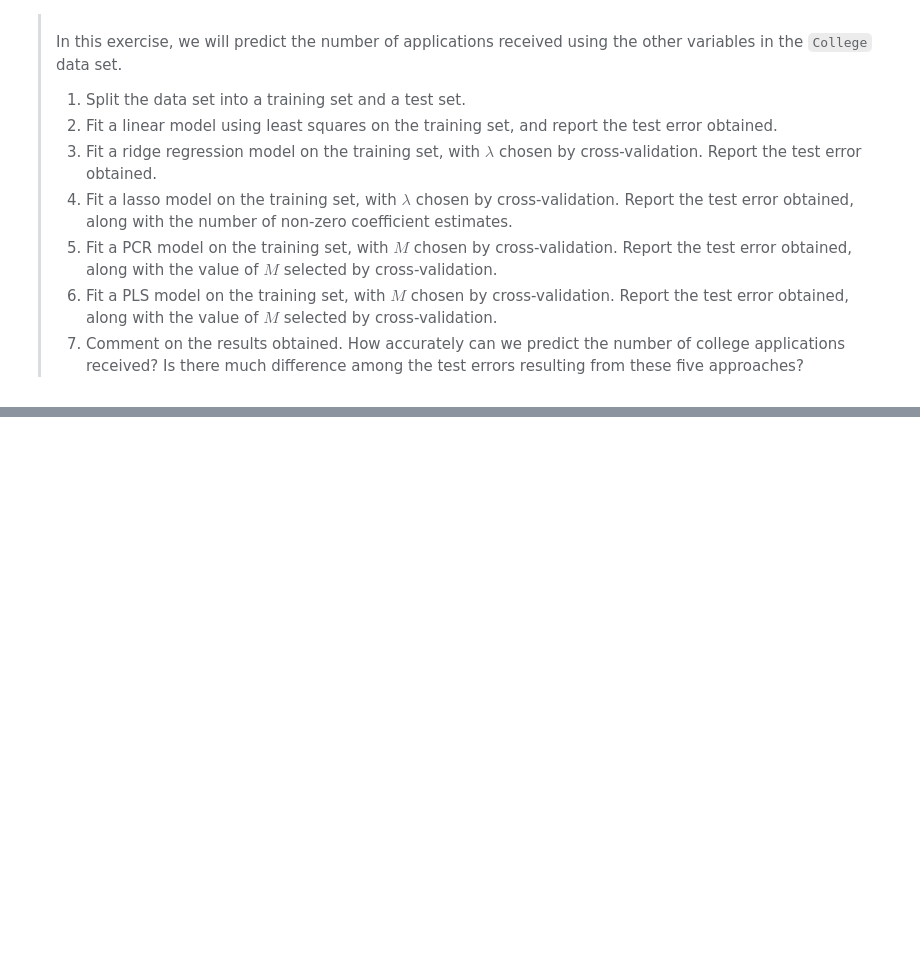
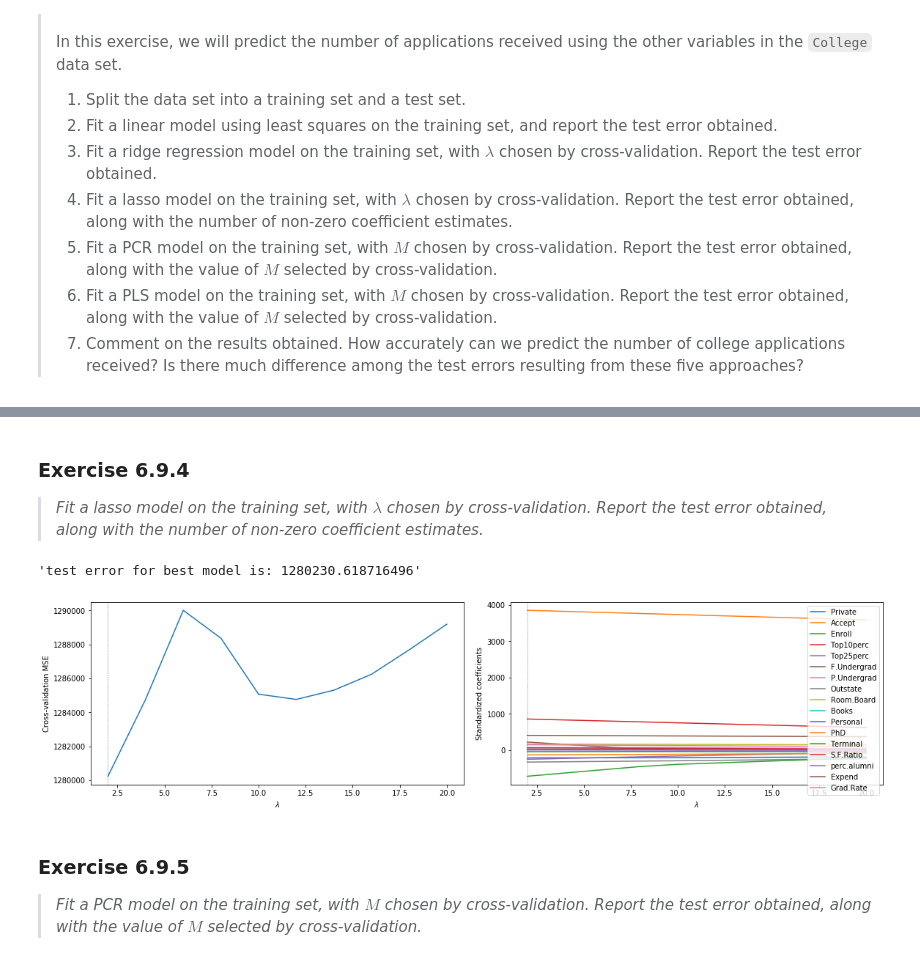
Before and after one commit to HerrBroekman/Python-solutions-for-An-Introduction-to-Statistical-Learning, a Jupyter notebook: Chapter6/Exercise09/6_9.ipynb, the cells around one changed output, grey strips where cells are left out. Saved outputs shown, nothing was run; the diff lists cells and outputs as text; code cells hidden in the pictures; blank space fills up the shorter version.

Commit message:
Finished up to subquestion 6.9.4 of Chapter6/Exercise09/6_9.ipynb.

```diff
--- a/Chapter6/Exercise09/6_9.ipynb
+++ b/Chapter6/Exercise09/6_9.ipynb
@@ -14,0 +135,69 @@
+# %% [markdown]
+<h3>Exercise 6.9.4</h3>
+<blockquote>
+    <i>Fit a lasso model on the training set, with $\lambda$ chosen by cross-validation. Report the test error obtained, along with the number of non-zero coefficient estimates.</i>
+</blockquote>
+# %%
+stop = 5
+num = 10
+start = stop / num
+lambda_arr = np.linspace(start=start, stop=stop, num=num)
+mse_arr = np.empty(shape=lambda_arr.shape)
+coef_arr = np.zeros(shape=(lambda_arr.shape[0], p))
+for index, lambda_ in enumerate(lambda_arr):
+    MSE = 0
+    for train_index, test_index in loocv.split(df_X):
+        df_X_train, df_X_test = df_X.iloc[train_index], df_X.iloc[test_index]
+        df_Y_train, df_Y_test = df_Y.iloc[train_index], df_Y.iloc[test_index]
+
+        scaler = StandardScaler()
+        X_train = scaler.fit_transform(df_X_train)
+
+        model = Lasso(alpha=lambda_)
+        _ = model.fit(X_train, df_Y_train)
+
+        X_test = scaler.transform(df_X_test)
+        Y_pred = model.predict(X_test)
+        MSE += (df_Y_test.iloc[0, 0] - Y_pred[0])**2
+
+    mse_arr[index] = MSE / n
+
+    scaler = StandardScaler()
+    model = Lasso(alpha=lambda_)
+    _ = model.fit(scaler.fit_transform(df_X), df_Y) # fit with full data set
+    coef_arr[index] = model.coef_
+
+df_lasso_results = pd.DataFrame({
+    'lambda': lambda_arr,
+    'MSE': mse_arr,
+})
+lambda_min_mse = df_lasso_results.loc[df_lasso_results['MSE'].idxmin()].loc['lambda']
+
+df_coef = pd.DataFrame(coef_arr, columns=columns)
+
+numberOfSubplots = 2
+fig, [ax1, ax2] = plt.subplots(1, numberOfSubplots, constrained_layout=True, figsize=(8*numberOfSubplots, 4))
+
+_ = df_lasso_results.plot(x='lambda', y='MSE', ax=ax1, legend=None)
+_ = ax1.axvline(x=lambda_min_mse, linestyle='dashed', linewidth=0.5)
+_ = ax1.set_ylabel('Cross-validation MSE')
+_ = ax1.set_xlabel(r'$\lambda$')
+
+for column in columns:
+    _ = ax2.plot(df_lasso_results['lambda'], df_coef[column], label=column)
+    _ = ax2.set_ylabel('Standardized coefficients')
+    _ = ax2.set_xlabel(r'$\lambda$')
+
+_ = ax2.axvline(x=lambda_min_mse, linestyle='dashed', linewidth=0.5)
+_ = ax2.legend(loc='upper right')
+_ = ax1.set_xlim(ax2.get_xlim())
+
+f"test error for best model is: {df_lasso_results[df_lasso_results['lambda'] == lambda_min_mse]['MSE'].iloc[0]}"
+# %% [output]
+'test error for best model is: 1280230.618716496'
+[figure, added]
+# %% [markdown]
+<h3>Exercise 6.9.5</h3>
+<blockquote>
+    <i>Fit a PCR model on the training set, with $M$ chosen by cross-validation. Report the test error obtained, along with the value of $M$ selected by cross-validation.</i>
+</blockquote>
```
Also changed, not shown: parts of 7 cells of this notebook, 1 other file.
